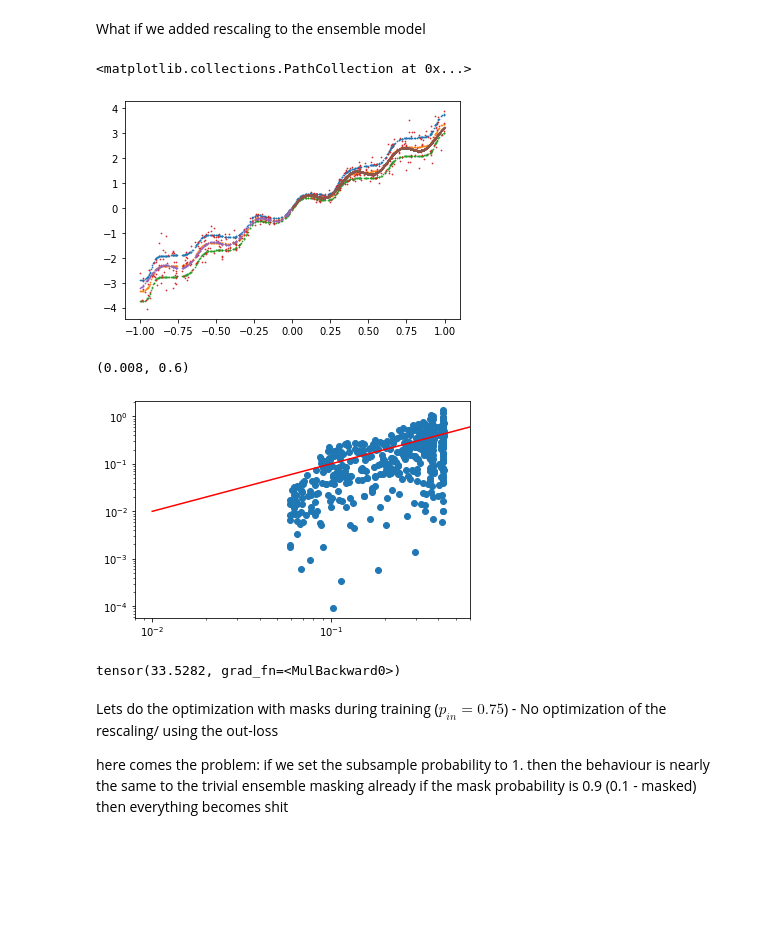
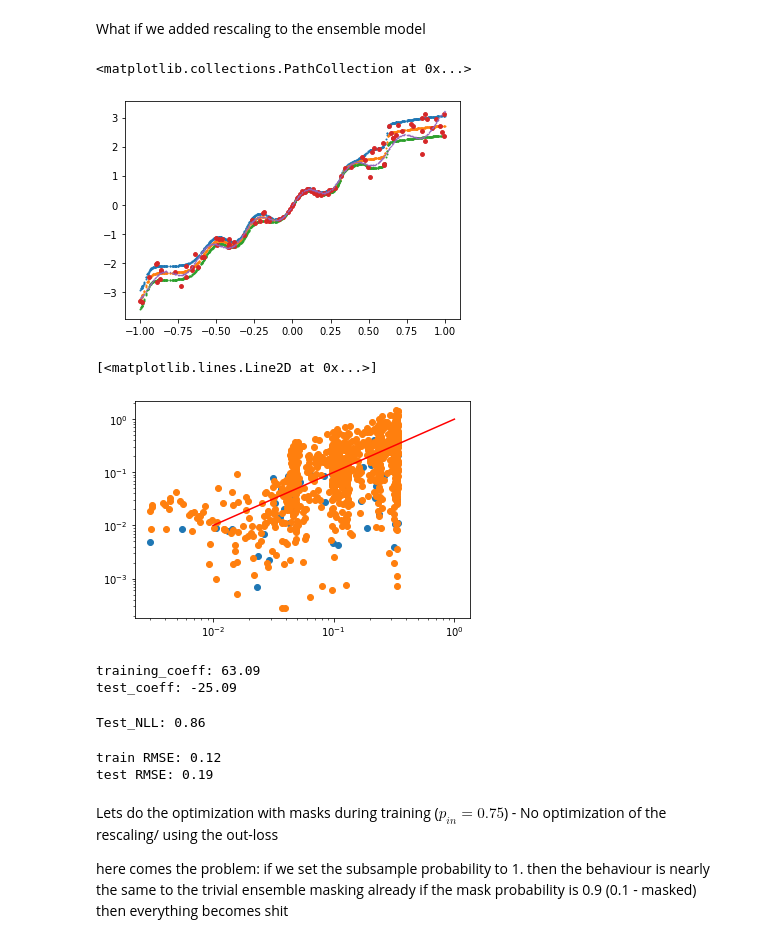
Before and after one commit to Luthaf/alchemical-learning, a Jupyter notebook: ensemble_losses.ipynb, the cells around one changed output. Saved outputs shown, nothing was run; the diff lists cells and outputs as text; code cells hidden in the pictures; blank space fills up the shorter version.

```diff
--- a/ensemble_losses.ipynb
+++ b/ensemble_losses.ipynb
@@ -759,18 +846,17 @@ The first thing we are going to do, is to optimize a simple ensemble model using
 loss = torch.nn.MSELoss()#eps=1e-04) #
 #loss_2 = torch.nn.GaussianNLLLoss(eps=1e-04)
 #loss_3 = torch.nn.MSELoss
-model = NNEnsembleModel(1,20,1,n_ensembles)
+model = NNEnsembleModel(1,n_hidden,1,n_ensembles)
 
 mask = get_subsample_mask(n_samples,n_ensembles,0.75)
-y_wo_noise = 0.25 * torch.sin(x*20) + 3 * x
-y_wo_noise_ref = 0.25 * torch.sin(x_ref*20) + 3 * x_ref
-
-optimizer = torch.optim.Adam(model.parameters(), lr=0.01)
 
 
 
-y_w_noise_homo = (y_wo_noise + noise).flatten()
-y_w_noise_hetero = (y_wo_noise + noise * x ).flatten()
+optimizer = torch.optim.Adam(model.parameters(), lr=learning_rate)
+
+
+
+
 
 for e in range(5000): #0000):
     model.train()
@@ -818,20 +929,20 @@ Now, lets actually also consider the variance of the ensemble minimizing gaussia
 loss = torch.nn.GaussianNLLLoss(eps=1e-04) #
 #loss_2 = torch.nn.GaussianNLLLoss(eps=1e-04)
 #loss_3 = torch.nn.MSELoss
-model = NNEnsembleModel(1,20,1,n_ensembles)
+model = NNEnsembleModel(1,n_hidden,1,n_ensembles)
 
 mask = get_subsample_mask(n_samples,n_ensembles,0.75)
 y_wo_noise = 0.25 * torch.sin(x*20) + 3 * x
 y_wo_noise_ref = 0.25 * torch.sin(x_ref*20) + 3 * x_ref
 
-optimizer = torch.optim.Adam(model.parameters(), lr=0.01)
+optimizer = torch.optim.Adam(model.parameters(), lr=learning_rate)
 
 
 
 y_w_noise_homo = (y_wo_noise + noise).flatten()
 y_w_noise_hetero = (y_wo_noise + noise * x ).flatten()
 
-for e in range(5000): #0000):
+for e in range(n_epochs): #0000):
     model.train()
     mean, var = model(x,mask)
 
@@ -877,20 +1013,14 @@ What if we added rescaling to the ensemble model
 loss = torch.nn.GaussianNLLLoss(eps=1e-04) #
 #loss_2 = torch.nn.GaussianNLLLoss(eps=1e-04)
 #loss_3 = torch.nn.MSELoss
-model = NNEnsembleModel_w_rescale(1,20,1,n_ensembles)
+model = NNEnsembleModel_w_rescale(1,n_hidden,1,n_ensembles)
 
 mask = get_subsample_mask(n_samples,n_ensembles,0.75)
-y_wo_noise = 0.25 * torch.sin(x*20) + 3 * x
-y_wo_noise_ref = 0.25 * torch.sin(x_ref*20) + 3 * x_ref
 
-optimizer = torch.optim.Adam(model.parameters(), lr=0.01)
+optimizer = torch.optim.Adam(model.parameters(), lr=learning_rate)
 
 
-
-y_w_noise_homo = (y_wo_noise + noise).flatten()
-y_w_noise_hetero = (y_wo_noise + noise * x ).flatten()
-
-for e in range(5000): #0000):
+for e in range(n_epochs): #0000):
     model.train()
     mean, var = model(x,mask)
 
@@ -902,34 +1032,52 @@ for e in range(5000): #0000):
     optimizer.step()
 # %%
 model.eval()
-y_pred, y_var = model(x, mask)
+y_pred, y_var = model(x_ref, mask)
 
-plt.scatter(x,y_pred.detach().numpy()+torch.sqrt(y_var).detach().numpy(), s=0.5)
+plt.scatter(x_ref,y_pred.detach().numpy()+torch.sqrt(y_var).detach().numpy(), s=1.)
 
-plt.scatter(x,y_pred.detach().numpy(),s=0.5)
+plt.scatter(x_ref,y_pred.detach().numpy(),s=1.)
 #plt.scatter(x,y_wo_noise,s=0.5)
-plt.scatter(x,y_pred.detach().numpy()-torch.sqrt(y_var).detach().numpy(), s=0.5)
+plt.scatter(x_ref,y_pred.detach().numpy()-torch.sqrt(y_var).detach().numpy(), s=1.)
 #plt.scatter(x,y_pred.detach().numpy()-torch.sqrt(y_var).detach().numpy(), s=0.5)
-plt.scatter(x,y_w_noise_hetero,s=0.5)
-plt.scatter(x,y_wo_noise,s=0.5)
+plt.scatter(x,y_w_noise_hetero,s=15.)
+#plt.scatter(x,y_wo_noise,s=0.5)
 plt.scatter(x_ref,y_wo_noise_ref,s=0.1)
 # %% [output]
 <matplotlib.collections.PathCollection at 0x...>
-[figure, old version]
+[figure, new version]
 # %%
+model.eval()
+y_pred, y_var = model(x, mask)
+y_pred_test, y_var_test = model(x_test, mask)
+
+
 z = torch.abs(y_pred.flatten() - y_w_noise_hetero.flatten())
+z_test = torch.abs(y_pred_test.flatten() - y_w_noise_test.flatten())
 plt.scatter(torch.sqrt(y_var).detach().numpy(),z.detach().numpy())
+plt.scatter(torch.sqrt(y_var_test).detach().numpy(),z_test.detach().numpy())
 plt.yscale("log")
 plt.xscale("log")
 plt.plot(np.logspace(-2,0,100),np.logspace(-2,0,100),c="red")
-plt.xlim(8e-3,6e-1)
 # %% [output]
-(0.008, 0.6)
+[<matplotlib.lines.Line2D at 0x...>]
-[figure, old version]
+[figure, new version]
-# %%
-get_coeff(y_pred,y_w_noise_hetero,y_var)
-# %% [output]
-tensor(33.5282, grad_fn=<MulBackward0>)
+# %%
+print("training_coeff: {:.2f}".format(get_coeff(y_pred,y_w_noise_hetero,y_var)))
+print("test_coeff: {:.2f}".format(get_coeff(y_pred_test,y_w_noise_test,y_var_test)))
+# %% [output]
+training_coeff: 63.09
+test_coeff: -25.09
+# %%
+print("Test_NLL: {:.2f}".format(torch.nn.functional.gaussian_nll_loss(y_pred_test.flatten(), y_w_noise_test.flatten(),y_var_test.flatten(), full=True)))
+# %% [output]
+Test_NLL: 0.86
+# %%
+print("train RMSE: {:.2f}".format(get_RMSE(y_pred,y_w_noise_hetero)/torch.std(y_w_noise_hetero.flatten())))
+print("test RMSE: {:.2f}".format(get_RMSE(y_pred_test,y_w_noise_test)/torch.std(y_w_noise_test.flatten())))
+# %% [output]
+train RMSE: 0.12
+test RMSE: 0.19
 # %% [markdown]
 Lets do the optimization with masks during training ($p_{in} = 0.75 $) - No optimization of the rescaling/ using the out-loss
 
```
Also changed, not shown: parts of 128 cells of this notebook.
